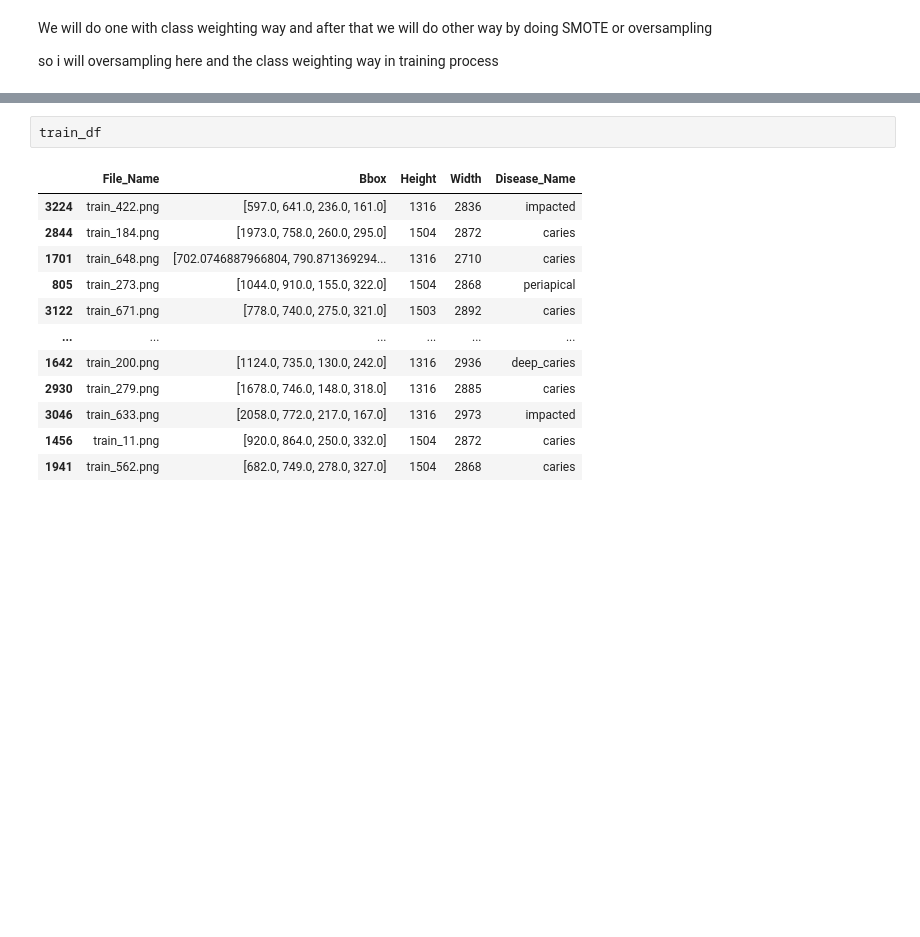
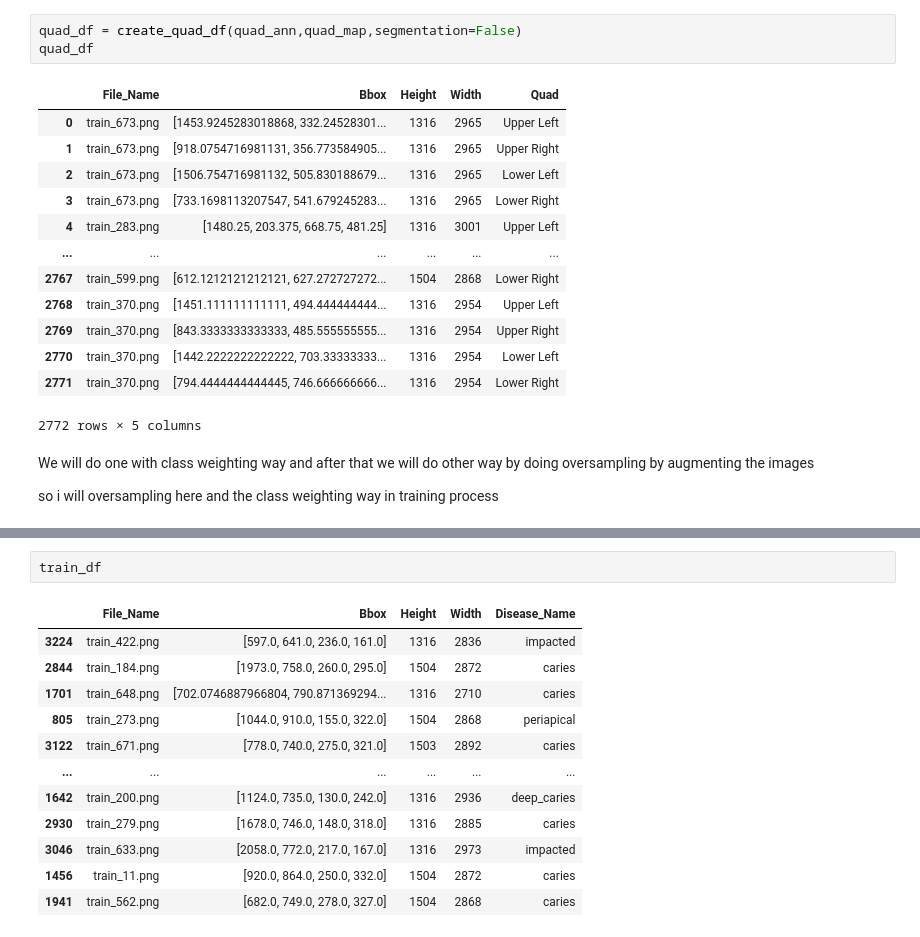
Before and after one commit to abdubakr77/dental-xray-ai, a Jupyter notebook: Notebooks/02_data_preparation.ipynb, the cells around one changed output, grey strips where cells are left out. Drawn from its saved outputs; the diff is of its cells as text; blank space fills up the shorter version.

```diff
--- a/Notebooks/02_data_preparation.ipynb
+++ b/Notebooks/02_data_preparation.ipynb
@@ -62,6 +101,23 @@ df
+# %%
+quad_df = create_quad_df(quad_ann,quad_map,segmentation=False)
+quad_df
+# %% [output]
+|  | File_Name | Bbox | Height | Width | Quad |
+| 0 | train_673.png | [1453.9245283018868, 332.24528301... | 1316 | 2965 | Upper Left |
+| 1 | train_673.png | [918.0754716981131, 356.773584905... | 1316 | 2965 | Upper Right |
+| 2 | train_673.png | [1506.754716981132, 505.830188679... | 1316 | 2965 | Lower Left |
+| 3 | train_673.png | [733.1698113207547, 541.679245283... | 1316 | 2965 | Lower Right |
+| 4 | train_283.png | [1480.25, 203.375, 668.75, 481.25] | 1316 | 3001 | Upper Left |
+| ... | ... | ... | ... | ... | ... |
+| 2767 | train_599.png | [612.1212121212121, 627.272727272... | 1504 | 2868 | Lower Right |
+| 2768 | train_370.png | [1451.111111111111, 494.444444444... | 1316 | 2954 | Upper Left |
+| 2769 | train_370.png | [843.3333333333333, 485.555555555... | 1316 | 2954 | Upper Right |
+| 2770 | train_370.png | [1442.2222222222222, 703.33333333... | 1316 | 2954 | Lower Left |
+| 2771 | train_370.png | [794.4444444444445, 746.666666666... | 1316 | 2954 | Lower Right |
+2772 rows × 5 columns
 # %% [markdown]
 We will do one with class weighting way
-and after that we will do other way by doing SMOTE or oversampling
+and after that we will do other way by doing oversampling by augmenting the images
 
 so i will oversampling here and the class weighting way in training process
 # %%
```
Also changed, not shown: parts of 16 cells of this notebook.
